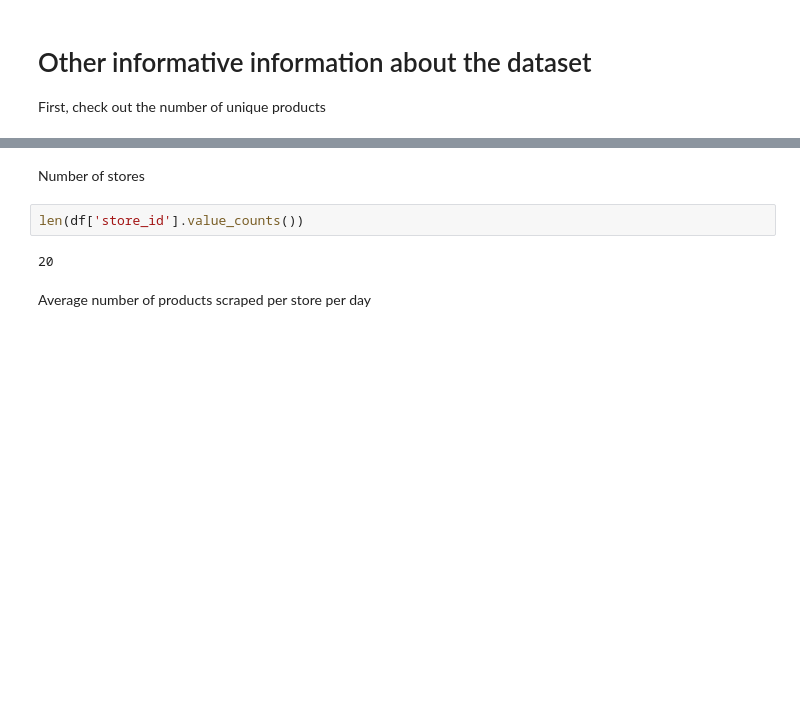
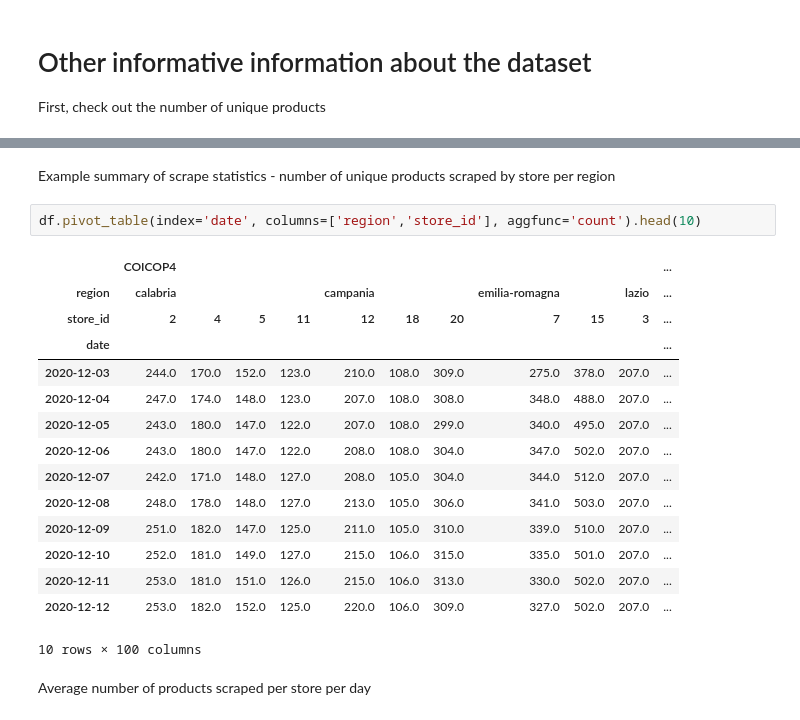
Before and after one commit to sergegoussev/price_stats_experiments, a Jupyter notebook: notebooks/Sasso_et_al_italian_dataset.ipynb, the cells around one changed output, grey strips where cells are left out. Saved outputs shown, nothing was run; the diff lists cells and outputs as text; blank space fills up the shorter version.

```diff
--- a/notebooks/Sasso_et_al_italian_dataset.ipynb
+++ b/notebooks/Sasso_et_al_italian_dataset.ipynb
@@ -101,9 +111,23 @@ len(df['product'].value_counts())
-# %% [markdown]
-Number of stores
-# %%
-len(df['store_id'].value_counts())
-# %% [output]
-20
+# %% [markdown]
+Example summary of scrape statistics - number of unique products scraped by store per region
+# %%
+df.pivot_table(index='date', columns=['region','store_id'], aggfunc='count').head(10)
+# %% [output]
+|  | COICOP4 |  |  |  |  |  |  |  |  |  | ... |
+| region | calabria |  |  |  | campania |  |  | emilia-romagna |  | lazio | ... |
+| store_id | 2 | 4 | 5 | 11 | 12 | 18 | 20 | 7 | 15 | 3 | ... |
+| date |  |  |  |  |  |  |  |  |  |  | ... |
+| 2020-12-03 | 244.0 | 170.0 | 152.0 | 123.0 | 210.0 | 108.0 | 309.0 | 275.0 | 378.0 | 207.0 | ... |
+| 2020-12-04 | 247.0 | 174.0 | 148.0 | 123.0 | 207.0 | 108.0 | 308.0 | 348.0 | 488.0 | 207.0 | ... |
+| 2020-12-05 | 243.0 | 180.0 | 147.0 | 122.0 | 207.0 | 108.0 | 299.0 | 340.0 | 495.0 | 207.0 | ... |
+| 2020-12-06 | 243.0 | 180.0 | 147.0 | 122.0 | 208.0 | 108.0 | 304.0 | 347.0 | 502.0 | 207.0 | ... |
+| 2020-12-07 | 242.0 | 171.0 | 148.0 | 127.0 | 208.0 | 105.0 | 304.0 | 344.0 | 512.0 | 207.0 | ... |
+| 2020-12-08 | 248.0 | 178.0 | 148.0 | 127.0 | 213.0 | 105.0 | 306.0 | 341.0 | 503.0 | 207.0 | ... |
+| 2020-12-09 | 251.0 | 182.0 | 147.0 | 125.0 | 211.0 | 105.0 | 310.0 | 339.0 | 510.0 | 207.0 | ... |
+| 2020-12-10 | 252.0 | 181.0 | 149.0 | 127.0 | 215.0 | 106.0 | 315.0 | 335.0 | 501.0 | 207.0 | ... |
+| 2020-12-11 | 253.0 | 181.0 | 151.0 | 126.0 | 215.0 | 106.0 | 313.0 | 330.0 | 502.0 | 207.0 | ... |
+| 2020-12-12 | 253.0 | 182.0 | 152.0 | 125.0 | 220.0 | 106.0 | 309.0 | 327.0 | 502.0 | 207.0 | ... |
+10 rows × 100 columns
 # %% [markdown]
 Average number of products scraped per store per day
 # %%
```
Also changed, not shown: parts of 7 cells of this notebook.
